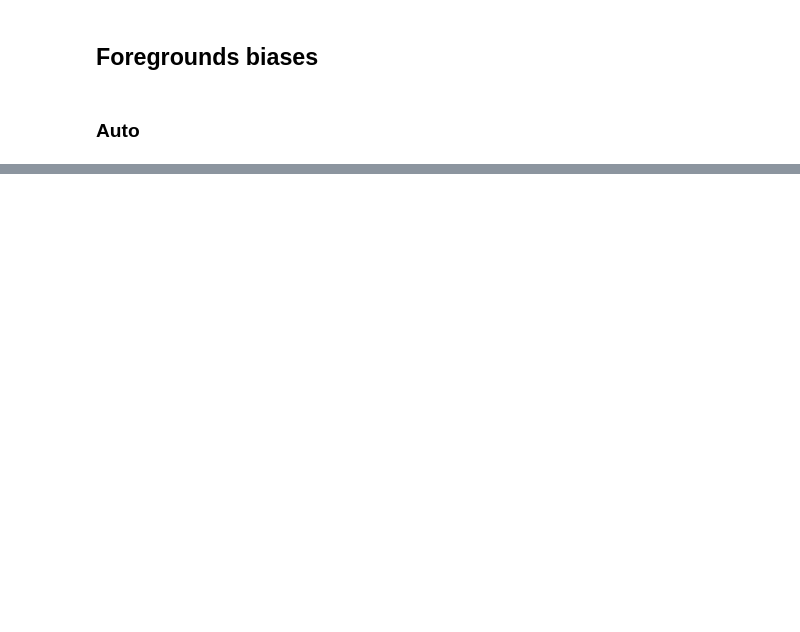
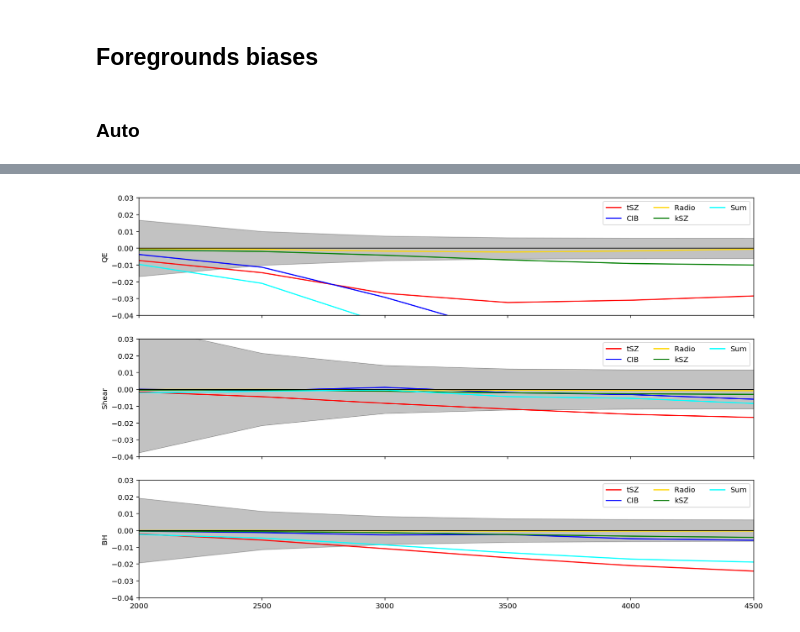
Before and after one commit to Saladino93/qelensingcomb, a Jupyter notebook: plots.ipynb, the cells around one changed output, grey strips where cells are left out. Saved outputs shown, nothing was run; the diff lists cells and outputs as text; code cells hidden in the pictures; blank space fills up the shorter version.

```diff
--- a/plots.ipynb
+++ b/plots.ipynb
@@ -394,0 +449,93 @@ b.shape
+# %%
+lmaxes_list = np.arange(2000, 5000, 500)
+# %%
+colors_fgs = {}
+colors_fgs['tsz'] = 'red'
+colors_fgs['cib'] = 'blue'
+colors_fgs['ksz'] = 'green'
+colors_fgs['radiops'] = 'gold'
+colors_fgs['total'] = 'cyan'
+# %%
+labels_fgs = {}
+labels_fgs['tsz'] = 'tSZ'
+labels_fgs['cib'] = 'CIB'
+labels_fgs['ksz'] = 'kSZ'
+labels_fgs['radiops'] = 'Radio'
+labels_fgs['total'] = 'Sum'
+# %%
+autocase = 'auto'
+crosscase = 'cross'
+cases = [autocase, crosscase]
+# %%
+for case in cases:
+    fig, ax = plt.subplots(nrows = len(estimators), sharex = True, figsize = (15, 10))
+
+    for index, estimator in enumerate(estimators):
+
+        print(f'Doing {estimator}')
+
+        for fgindex, fgnamefile in enumerate(fgnamefiles):
+
+            noiseslist = []
+            biaseslist = []
+
+            for lmax_fixed in lmaxes_list:
+
+                lmax_directory = get_lmax_directory(lmax_fixed, estimators)
+
+
+                P = PP/lmax_directory
+                Pfg = PP/lmax_directory/fgnamefile
+
+                getoutname = lambda key: f'{key}_{fgnamefile}_{nu}.npy'
+                get = lambda key: np.load(Pfg/getoutname(key))
+
+                getoutnamescatter = lambda key: f'scatter_{key}_{fgnamefile}_{nu}.npy'
+                getscatter = lambda key: np.load(Pfg/getoutnamescatter(key))
+
+                noises = get(noisetag)
+                theta = get('theta')
+                thetacross = get('thetacross')
+                ells = get('ells')
+                kk = get('kk')
+                kg = get('kg')
+                gg = get('gg')
+
+                specificbias = get('totalbias')
+                specificbiascross = get(primarycrosstag)
+
+                specificscatter = getscatter('totalbias')
+                specificscattercross = getscatter(primarycrosstag)
+
+                if case == autocase:
+                    Optauto = best.Opt(estimators, 30, 1200, ells, kk, theta, specificbias, noises)
+                    Opt = Optauto
+                elif case == crosscase:
+                    Optcross = best.Opt(estimators, 30, 1200, ells, kg, thetacross, specificbiascross, noises)
+                    Opt = Optcross
+
+                f, n, b = Opt.get_f_n_b(Opt.ells_selected, Opt.theory_selected, Opt.theta_selected, Opt.biases_selected,
+                          sum_biases_squared = False, bias_squared = False, fb = 0., inv_variance = True)
+
+                nbins = Opt.nbins
+                zeros = np.zeros(3*nbins)
+                for j in range(nbins):
+                    zeros[index+3*j:index+(3*j+1)] = 1.
+
+                noiseslist += [n(zeros)]
+                biaseslist += [b(zeros)]
+
+            noiseslist = np.array(noiseslist)
+            biaseslist = np.array(biaseslist)
+            ax[index].plot(lmaxes_list, biaseslist, color = colors_fgs[fgnamefile], label = labels_fgs[fgnamefile])
+            ax[index].fill_between(lmaxes_list, -noiseslist, noiseslist, color = 'black', alpha = 0.05)
+
+        ax[index].axhline(y = 0, color = 'black', lw = 1)
+        ax[index].set_ylim(-0.04, 0.03)
+        ax[index].set_ylabel(labels_ests[estimator])
+        ax[index].legend(ncol = len(estimators))
+        ax[-1].set_xlim(2000, 4500)
+
+    fig.savefig(paperplots/f'alens_{case}_biases.png', dpi = 300)
+    plt.show()
+# %% [output]
@@ -394,0 +545 @@ b.shape
+[figure, added]
```
Also changed, not shown: parts of 32 cells of this notebook, 8 other files.
